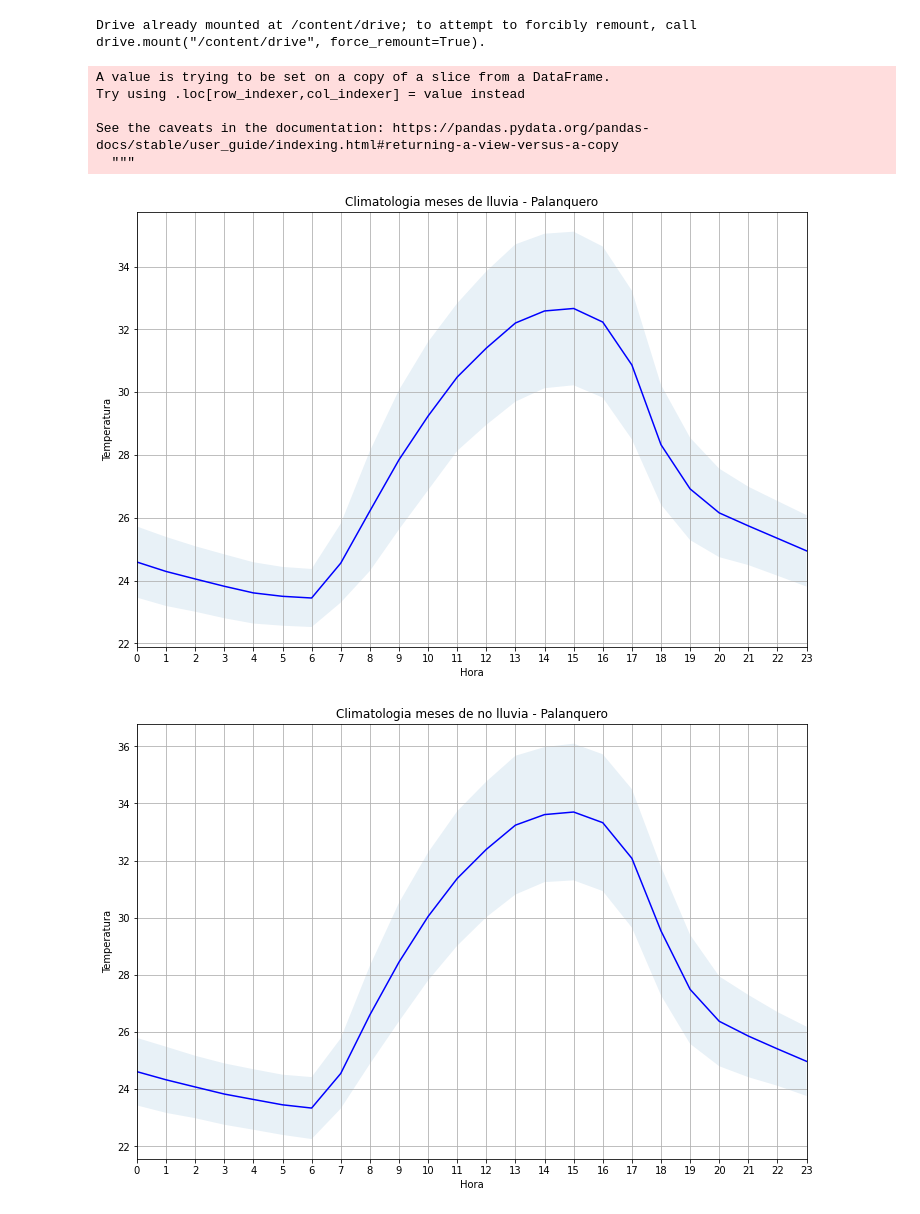
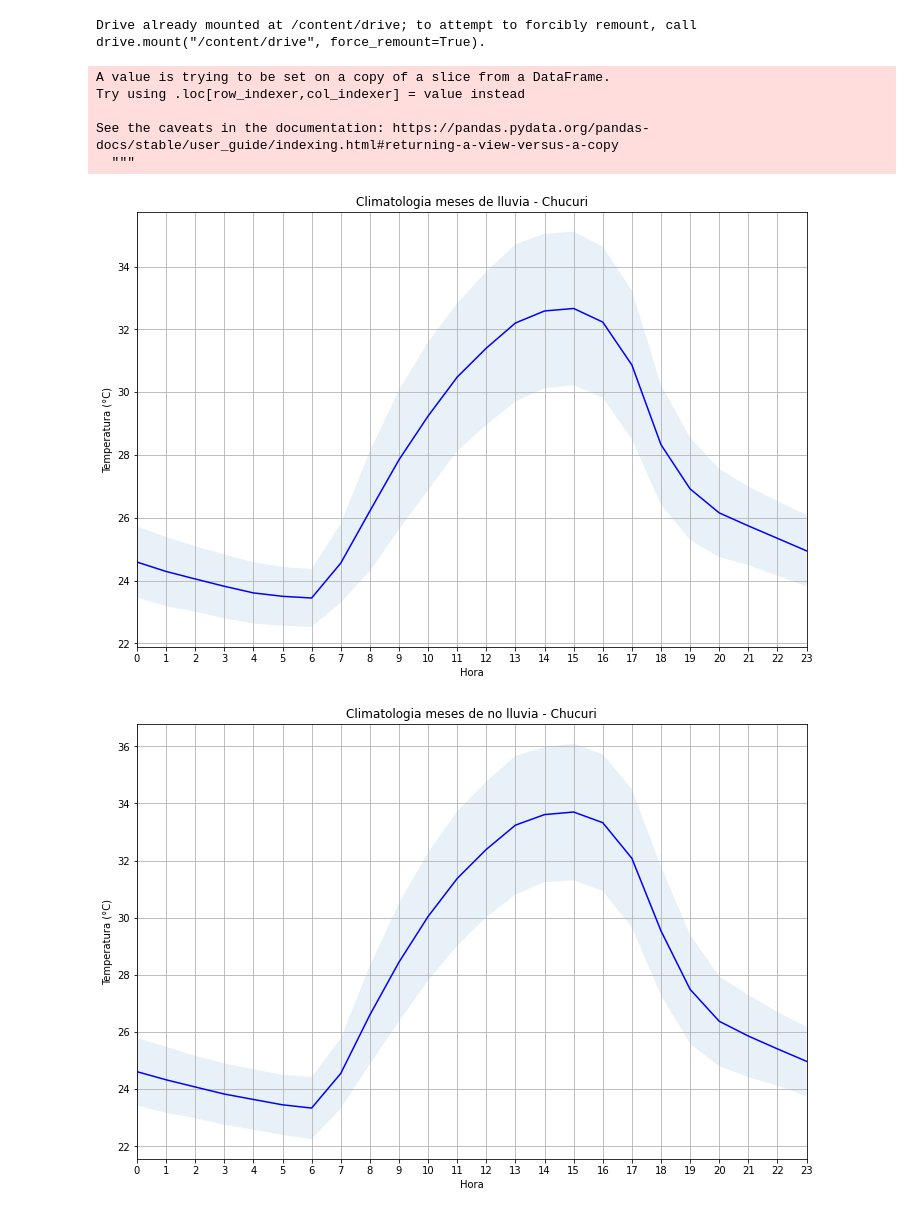
Before and after one commit to chris051091/Seminario-3, a Jupyter notebook: climatologia/src/palanquero/Climatologia_Temperatura_Palanquero.ipynb, the cells around one changed output. Drawn from its saved outputs; the diff is of its cells as text; code cells hidden in the pictures.

```diff
--- a/climatologia/src/palanquero/Climatologia_Temperatura_Palanquero.ipynb
+++ b/climatologia/src/palanquero/Climatologia_Temperatura_Palanquero.ipynb
@@ -15,9 +15,13 @@ PATH_CLIMATOLOGIA = '/climatologia/figures/'
 NOMBRE_ESTACION = 'palanquero'
 
 PATH_FINAL_DADOS_TRATADOS = PATH_DRIVE + PATH_DADOS + NOMBRE_ESTACION + '/tratados/'
-PATH_FINAL_FIGURAS_CLIMATOLOGIA = PATH_DRIVE + PATH_CLIMATOLOGIA + NOMBRE_ESTACION + '/'
+PATH_FINAL_FIGURAS_CLIMATOLOGIA = PATH_DRIVE + PATH_CLIMATOLOGIA + NOMBRE_ESTACION + '/temperatura/'
 
 FILE_DATOS_TRATADOS = NOMBRE_ESTACION.lower() + '_tratados_temp.csv'
+# %%
+VARIABLE = 'TEMP'
+VARIABLE_STR = 'Temperatura'
+NOMBRE_EJE_Y = 'Temperatura (°C)'
 # %%
 #Read the data
 
@@ -44,51 +48,51 @@ nrain = df[df['MES'].str.contains('|'.join(xnr))] # DF con los datos de meses si
 rain = df[df['MES'].str.contains('|'.join(xr))]   # DF con los datos de meses con lluvia
 
 ## Use all the dataframe (No split)
-total = df.groupby('HORA', group_keys=False).agg({'TEMP' : ['mean', 'std']}).reset_index(level=0)
-total['mean'] = total[('TEMP', 'mean')]
-total['std'] = total[('TEMP', 'std')]
+total = df.groupby('HORA', group_keys=False).agg({VARIABLE : ['mean', 'std']}).reset_index(level=0)
+total['mean'] = total[(VARIABLE, 'mean')]
+total['std'] = total[(VARIABLE, 'std')]
 total = total[['HORA', 'mean', 'std']]
 
 #Fill the matrix of the no raining season
-nrdf = nrain.groupby('HORA', group_keys=False).agg({'TEMP' : ['mean', 'std']}).reset_index(level=0)
-nrdf['mean'] = nrdf[('TEMP', 'mean')]
-nrdf['std'] = nrdf[('TEMP', 'std')]
+nrdf = nrain.groupby('HORA', group_keys=False).agg({VARIABLE : ['mean', 'std']}).reset_index(level=0)
+nrdf['mean'] = nrdf[(VARIABLE, 'mean')]
+nrdf['std'] = nrdf[(VARIABLE, 'std')]
 nrain = nrdf[['HORA', 'mean', 'std']]
 
 
 #Do the same for the the raining season
-rdf = rain.groupby('HORA', group_keys=False).agg({'TEMP' : ['mean', 'std']}).reset_index(level=0)
-rdf['mean'] = rdf[('TEMP', 'mean')]
-rdf['std'] = rdf[('TEMP', 'std')]
+rdf = rain.groupby('HORA', group_keys=False).agg({VARIABLE : ['mean', 'std']}).reset_index(level=0)
+rdf['mean'] = rdf[(VARIABLE, 'mean')]
+rdf['std'] = rdf[(VARIABLE, 'std')]
 rain = rdf[['HORA', 'mean', 'std']]
 # %%
 #I made a plot in a very automatic way, you need to improve it, I think a plot matrix es better, but you need to check
 def plot_per_hour(df, titulo, name_to_save):
   plt.figure(figsize = (12,8))
 
   df['HORA'] = df['HORA'].astype(int)
 
   plt.xticks(df['HORA'])
   plt.plot(df['mean'], color = 'b')
   plt.fill_between(df['HORA'], df['mean'] + df['std'], df['mean'] - df['std'], alpha=.1, linestyle = '--', linewidth = 0.5)
   plt.grid()
   plt.xlim([0, 23])
   plt.xlabel("Hora")
-  plt.ylabel("Temperatura")
+  plt.ylabel(NOMBRE_EJE_Y)
   plt.title(titulo)
 
   plt.savefig(PATH_FINAL_FIGURAS_CLIMATOLOGIA + f'{name_to_save}', format='png', bbox_inches = 'tight' )
 
 
-plot_per_hour(rain, f'Climatologia meses de lluvia - {NOMBRE_ESTACION.capitalize()}', f'climatologia_temp_{NOMBRE_ESTACION}_lluvia.png')
-plot_per_hour(nrain, f'Climatologia meses de no lluvia - {NOMBRE_ESTACION.capitalize()}', f'climatologia_temp_{NOMBRE_ESTACION}_no_lluvia.png')
+plot_per_hour(rain, 'Climatologia meses de lluvia - Chucuri', f'climatologia_{VARIABLE.lower()}_{NOMBRE_ESTACION}_lluvia.png')
+plot_per_hour(nrain, 'Climatologia meses de no lluvia - Chucuri', f'climatologia_{VARIABLE.lower()}_{NOMBRE_ESTACION}_no_lluvia.png')
 
-plot_per_hour(total, f'Climatologia todos los meses - {NOMBRE_ESTACION.capitalize()}', f'climatologia_temp_{NOMBRE_ESTACION}_todos_meses.png')
+plot_per_hour(total, f'Climatologia todos los meses - {NOMBRE_ESTACION.capitalize()}', f'climatologia_{VARIABLE.lower()}_{NOMBRE_ESTACION}_todos_meses.png')
 # %% [output]
 A value is trying to be set on a copy of a slice from a DataFrame.
 Try using .loc[row_indexer,col_indexer] = value instead
 
 See the caveats in the documentation: https://pandas.pydata.org/pandas-docs/stable/user_guide/indexing.html#returning-a-view-versus-a-copy
   """
-[figure, old version]
+[figure, new version]
-[figure, old version]
+[figure, new version]
```
Also changed, not shown: parts of 3 cells of this notebook.
